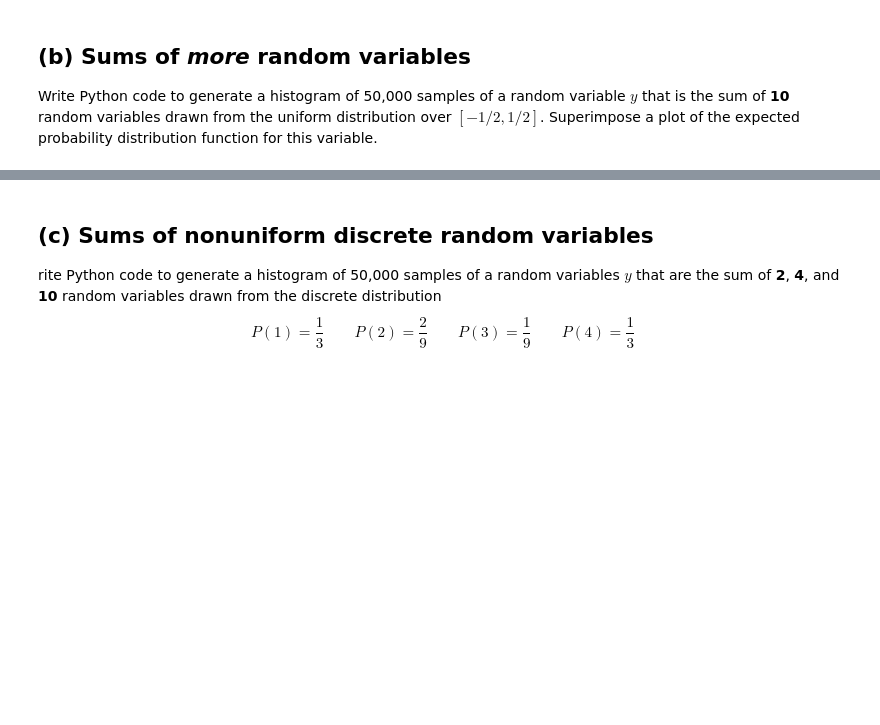
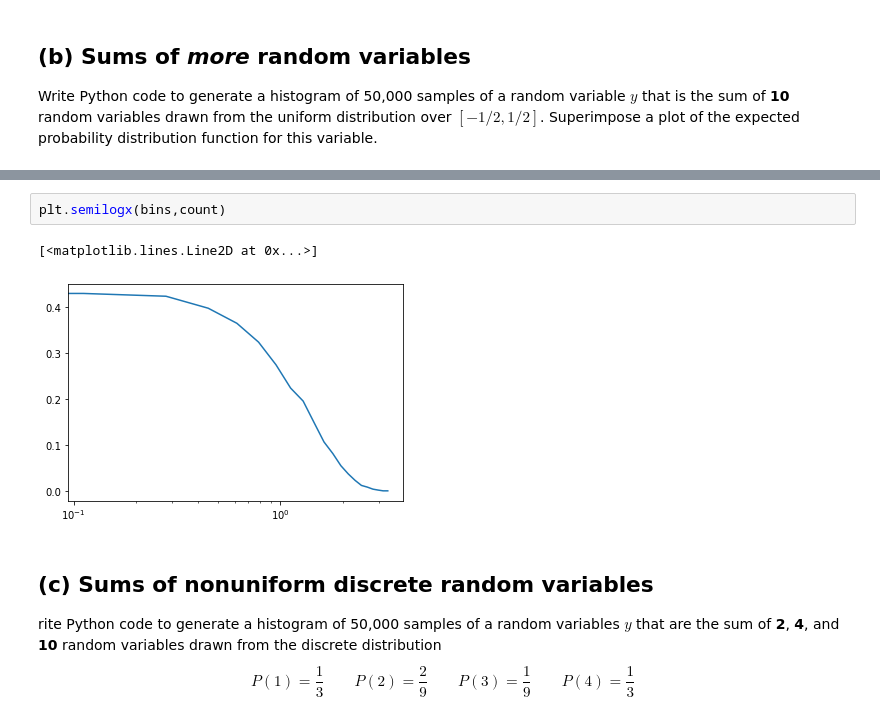
Before and after one commit to mkuchle16/biophysics, a Jupyter notebook: week-05/problem-5.11.ipynb, the cells around one changed output, grey strips where cells are left out. Saved outputs shown, nothing was run; the diff lists cells and outputs as text; blank space fills up the shorter version.

```diff
--- a/week-05/problem-5.11.ipynb
+++ b/week-05/problem-5.11.ipynb
@@ -67,3 +67,8 @@ plt.plot(bins,count)
+# %%
+plt.semilogx(bins,count)
+# %% [output]
+[<matplotlib.lines.Line2D at 0x...>]
+[figure, added]
 # %% [markdown]
 ## (c) Sums of nonuniform discrete random variables
 
```
Also changed, not shown: parts of 8 cells of this notebook, 7 other files.
